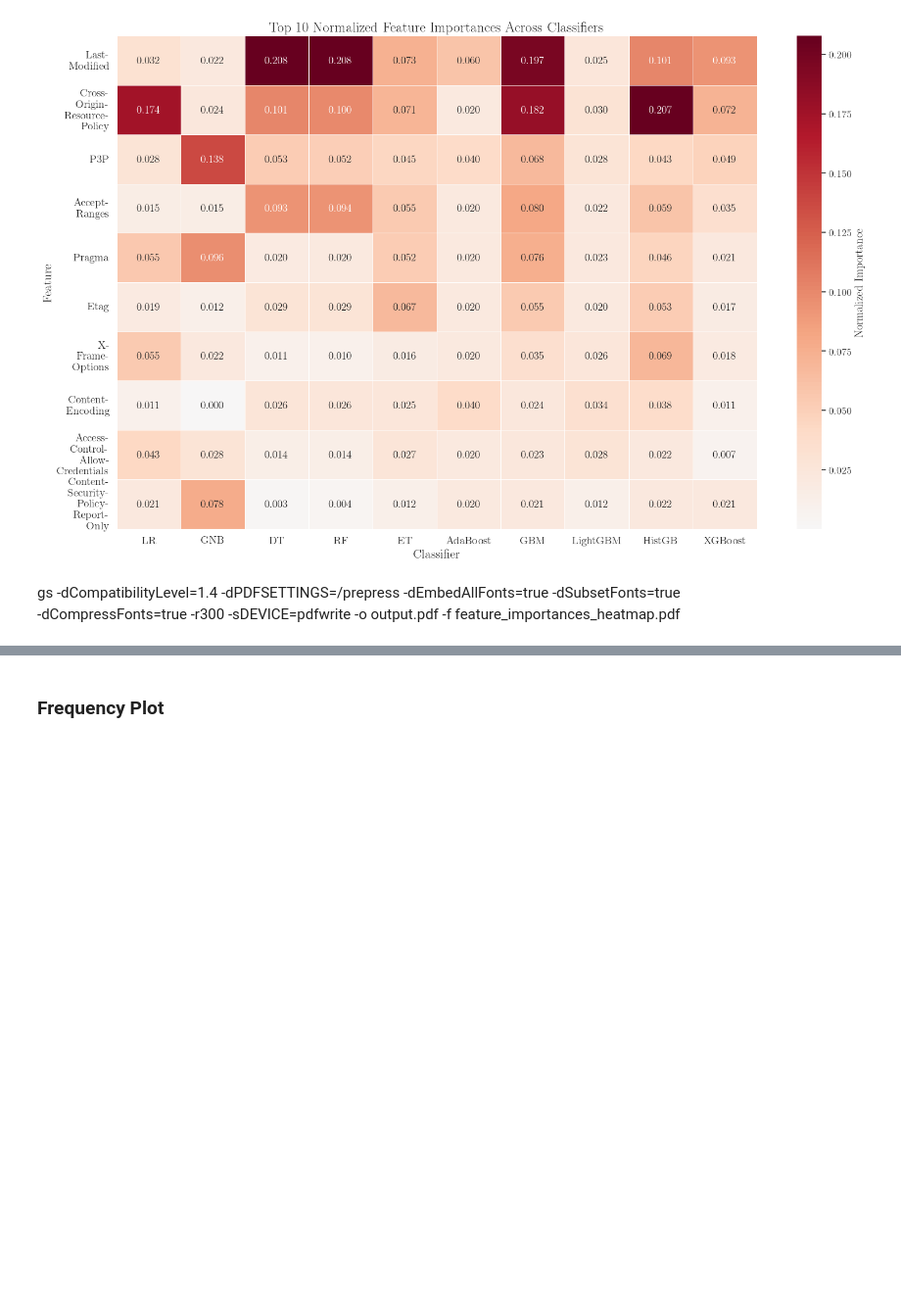
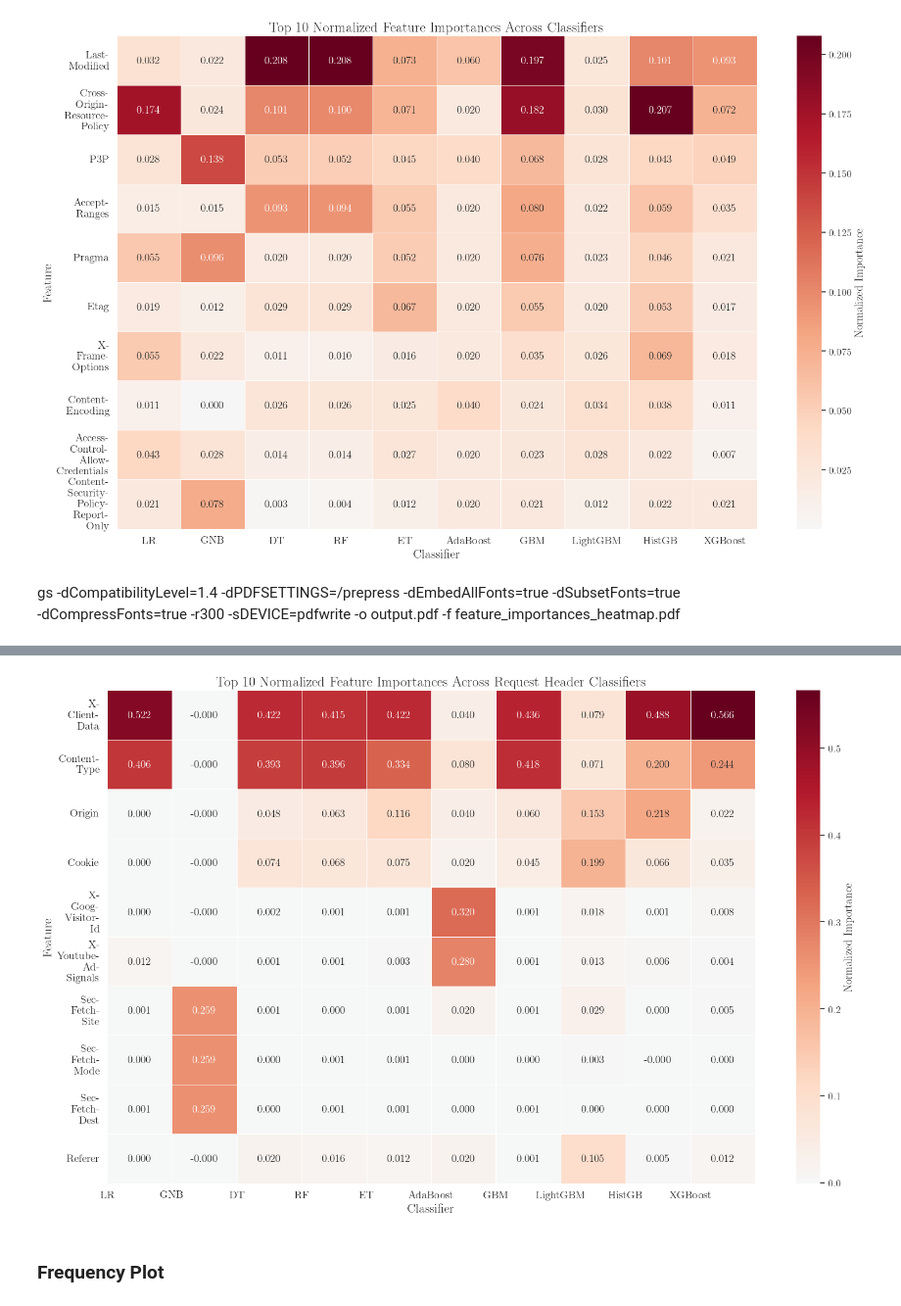
Before and after one commit to wolfrieder/http-response-classifier, a Jupyter notebook: notebooks/submission_figures.ipynb, the cells around one changed output, grey strips where cells are left out. Shown at 98% size. Drawn from its saved outputs; the diff is of its cells as text; code cells hidden in the pictures; blank space fills up the shorter version.

```diff
--- a/notebooks/submission_figures.ipynb
+++ b/notebooks/submission_figures.ipynb
@@ -235,3 +230,14 @@ gs -dCompatibilityLevel=1.4 -dPDFSETTINGS=/prepress -dEmbedAllFonts=true -dSubse
+# %%
+# Create DataFrame for heatmap
+feature_importances_top_df = pd.DataFrame({name: feature_importances_dict[name].reindex(top_combined_features).fillna(0) for name in classifiers})
+
+# Function to insert a newline character after each '-'
+def insert_line_breaks(text):
+    return text.replace('-', '-\n')
+
+# Transform feature names for display and add line breaks for long names
+feature_importances_top_df.index = feature_importances_top_df.index.str.replace('_binary', '').str.replace('_', ' ').str.title()
+feature_importances_top_df.index = feature_importances_top_df.index.map(insert_line_breaks)
 # %%
 # Create DataFrame for heatmap
 feature_importances_top_df = pd.DataFrame({name: feature_importances_dict[name].reindex(top_combined_features).fillna(0) for name in classifiers})
@@ -288,3 +254,42 @@ clf.feature_importances_ / np.sum(clf.feature_importances_)
+# %%
+# Plot heatmap with a diverging color palette
+plt.figure(figsize=(16, 10))
+sns.set(font_scale=1.2)
+plt.rcParams.update({
+    "text.usetex": True,
+    "font.family": "serif",
+    "font.serif": ["Computer Modern Roman"],
+    "font.size": 14,
+    # "pdf.fonttype": 3,
+    "text.latex.preamble": r"\usepackage[T1]{fontenc}",
+    })
+heatmap = sns.heatmap(
+    feature_importances_top_df,
+    annot=True,
+    cmap='RdBu_r',
+    center=0,
+    linewidths=.5,
+    cbar_kws={'label': 'Normalized Importance'},
+    fmt='.3f',
+    annot_kws={"size": 14, "weight": "bold"}
+)
+custom_labels = ["LR", "GNB", "DT", "RF", "ET", "AdaBoost", "GBM", "LightGBM", "HistGB", "XGBoost"]
+
+heatmap.set_title('Top 10 Normalized Feature Importances Across Request Header Classifiers', fontsize=18)
+heatmap.set_xlabel('Classifier', fontsize=16)
+heatmap.set_ylabel('Feature', fontsize=16)
+plt.xticks(ticks=np.arange(len(custom_labels)), labels=custom_labels, rotation=90, ha='center', fontsize=12)
+plt.yticks(rotation=0)
+heatmap.set_xticklabels(custom_labels, rotation=0, ha='center', fontsize=14)
+plt.yticks(fontsize=14)
+
+plt.tight_layout()
+plt.savefig('feature_importances_heatmap_req.pdf', format='pdf', bbox_inches='tight', pad_inches=0.1)
+
+# Show the plot
+plt.show()
+# %% [output]
+[figure, added]
 # %% [markdown]
 ### Frequency Plot
 # %%
```
Also changed, not shown: parts of 16 cells of this notebook, 6 other files.
